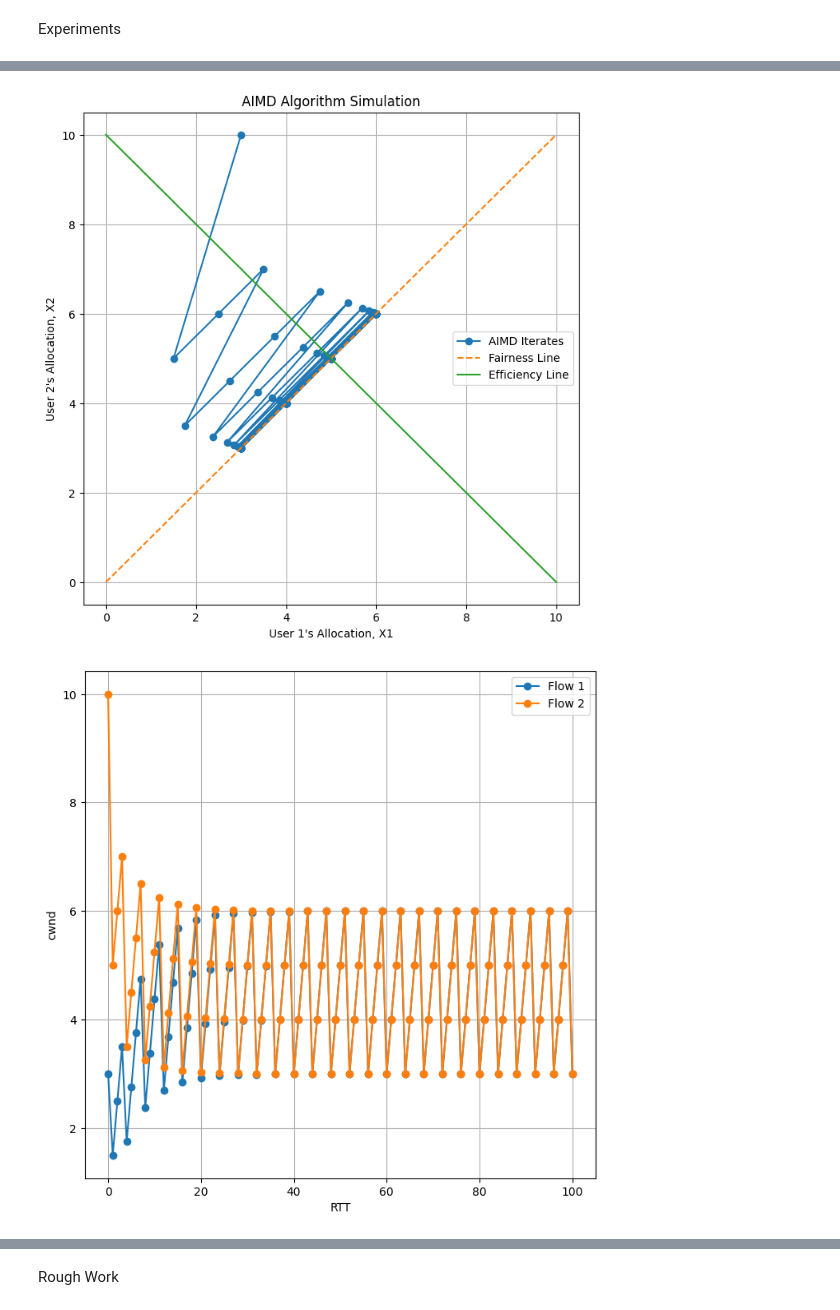
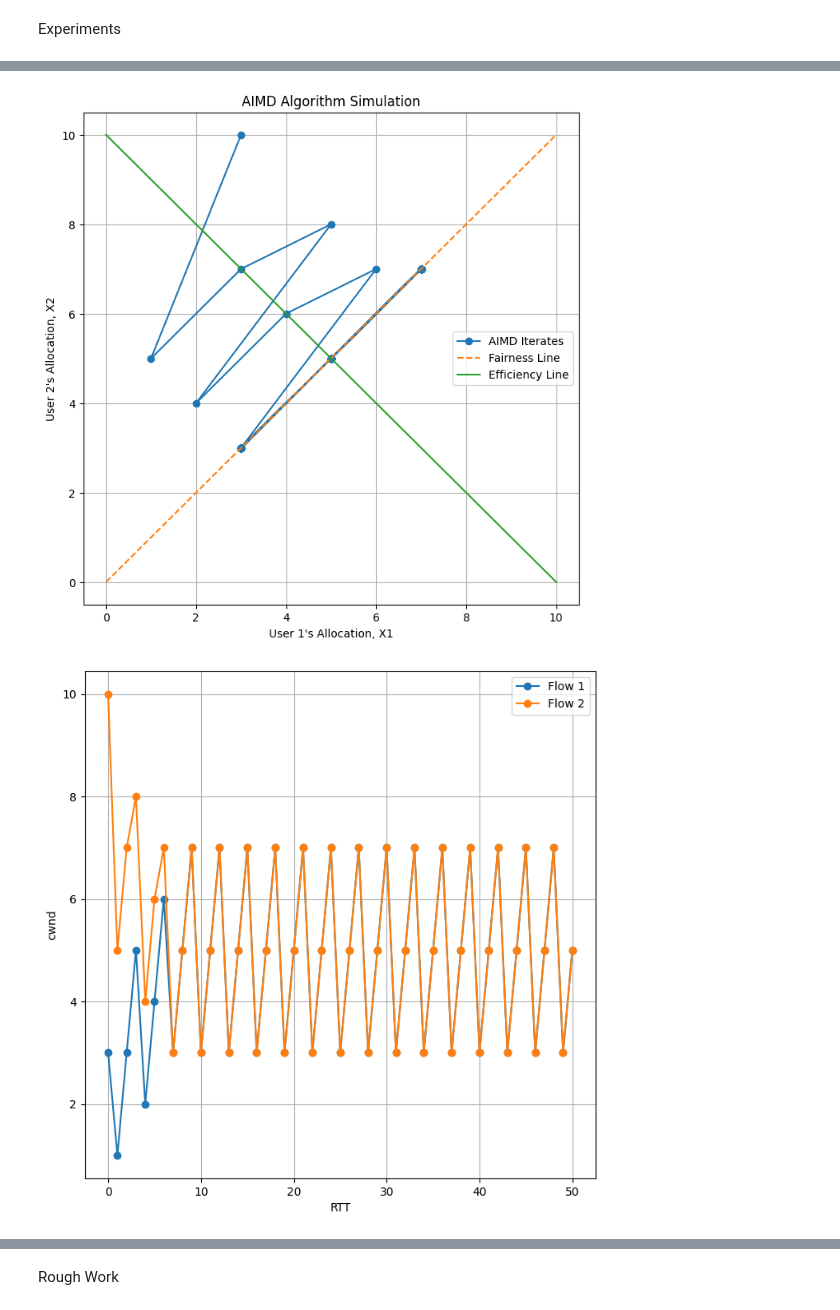
Before and after one commit to janessir/cloud_computing, a Jupyter notebook: assignment1/AIMD Tuning.ipynb, the cells around one changed output, grey strips where cells are left out. Drawn from its saved outputs; the diff is of its cells as text; code cells hidden in the pictures.

```diff
--- a/assignment1/AIMD Tuning.ipynb
+++ b/assignment1/AIMD Tuning.ipynb
@@ -83,7 +133,7 @@ class tuningAIMD:
 Experiments
 # %%
 seed(1)
-e1 = tuningAIMD()
-e1.run_simulation()
+e1 = TuningAIMD(num_users=2)
+e1.run_simulation(alpha_setting='sigmoid-incr', max_iteration=50)
 # %% [output]
 Initial flow allocations: [3, 10]
@@ -106,2 +156,2 @@ User 2: 3.0000000298023224
-[figure, old version]
+[figure, new version]
-[figure, old version]
+[figure, new version]
```
Also changed, not shown: parts of 4 cells of this notebook, 1 other file.
